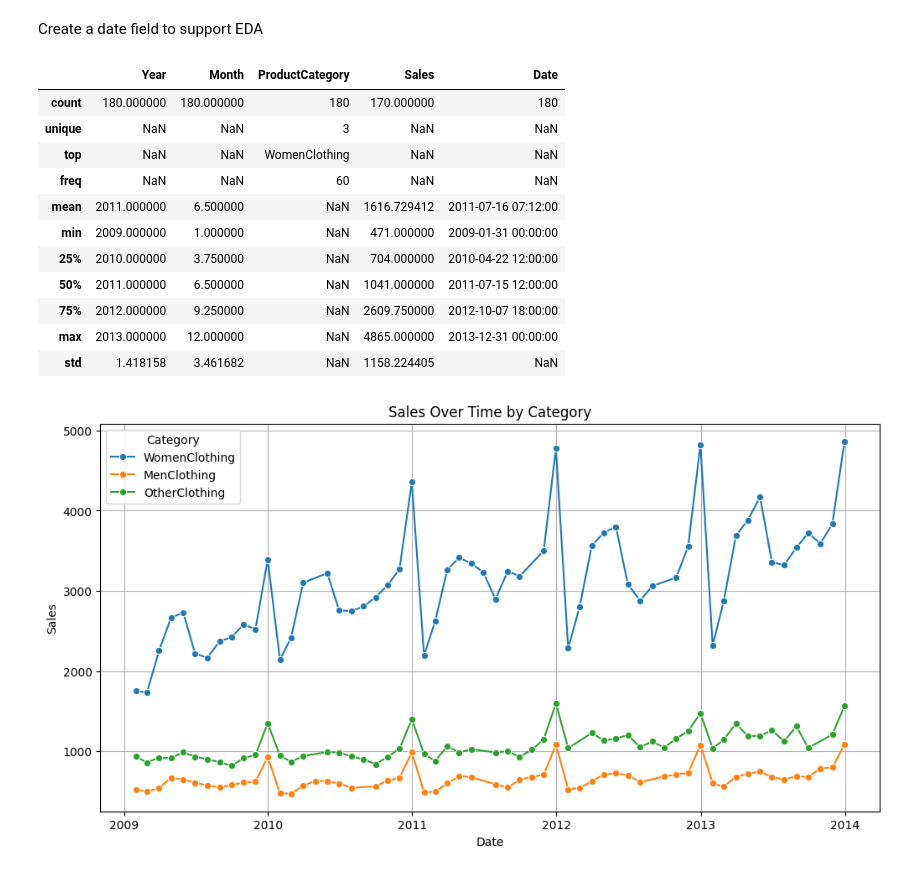
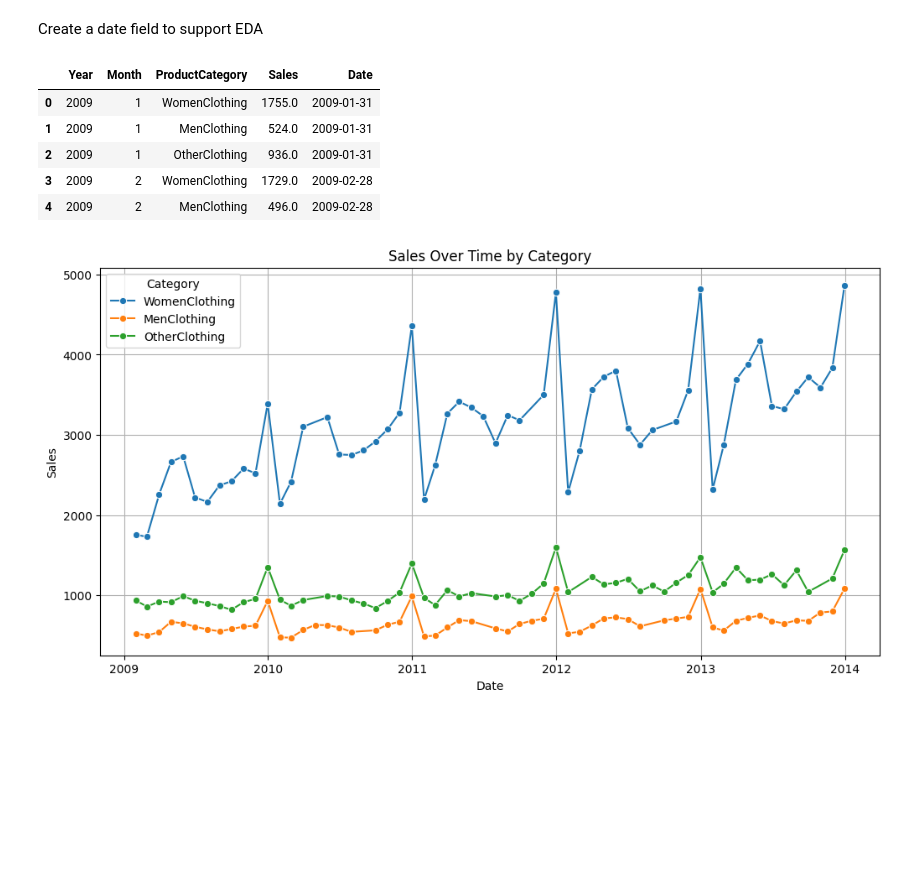
Before and after one commit to qfattah/Walmart-Sales-Forecasting, a Jupyter notebook: Walmart_Sales_Forecat.ipynb, the cells around one changed output. Drawn from its saved outputs; the diff is of its cells as text; code cells hidden in the pictures; blank space fills up the shorter version.

```diff
--- a/Walmart_Sales_Forecat.ipynb
+++ b/Walmart_Sales_Forecat.ipynb
@@ -40,21 +40,15 @@ Create a date field to support EDA
 # Combine year and month into a datetime column representing the end of the month
 
 train_df['Date'] = pd.to_datetime(train_df[['Year', 'Month']].assign(day=1)) + pd.offsets.MonthEnd(1)
-# %%
-train_df.describe(include='all')
-# %% [output]
-|  | Year | Month | ProductCategory | Sales | Date |
-| count | 180.000000 | 180.000000 | 180 | 170.000000 | 180 |
-| unique | NaN | NaN | 3 | NaN | NaN |
-| top | NaN | NaN | WomenClothing | NaN | NaN |
-| freq | NaN | NaN | 60 | NaN | NaN |
-| mean | 2011.000000 | 6.500000 | NaN | 1616.729412 | 2011-07-16 07:12:00 |
-| min | 2009.000000 | 1.000000 | NaN | 471.000000 | 2009-01-31 00:00:00 |
-| 25% | 2010.000000 | 3.750000 | NaN | 704.000000 | 2010-04-22 12:00:00 |
-| 50% | 2011.000000 | 6.500000 | NaN | 1041.000000 | 2011-07-15 12:00:00 |
-| 75% | 2012.000000 | 9.250000 | NaN | 2609.750000 | 2012-10-07 18:00:00 |
-| max | 2013.000000 | 12.000000 | NaN | 4865.000000 | 2013-12-31 00:00:00 |
-| std | 1.418158 | 3.461682 | NaN | 1158.224405 | NaN |
+# %%
+train_df.head()
+# %% [output]
+|  | Year | Month | ProductCategory | Sales | Date |
+| 0 | 2009 | 1 | WomenClothing | 1755.0 | 2009-01-31 |
+| 1 | 2009 | 1 | MenClothing | 524.0 | 2009-01-31 |
+| 2 | 2009 | 1 | OtherClothing | 936.0 | 2009-01-31 |
+| 3 | 2009 | 2 | WomenClothing | 1729.0 | 2009-02-28 |
+| 4 | 2009 | 2 | MenClothing | 496.0 | 2009-02-28 |
 # %%
 # Plot
 plt.figure(figsize=(12, 6))
```
Also changed, not shown: parts of 6 cells of this notebook, 1 other file.
